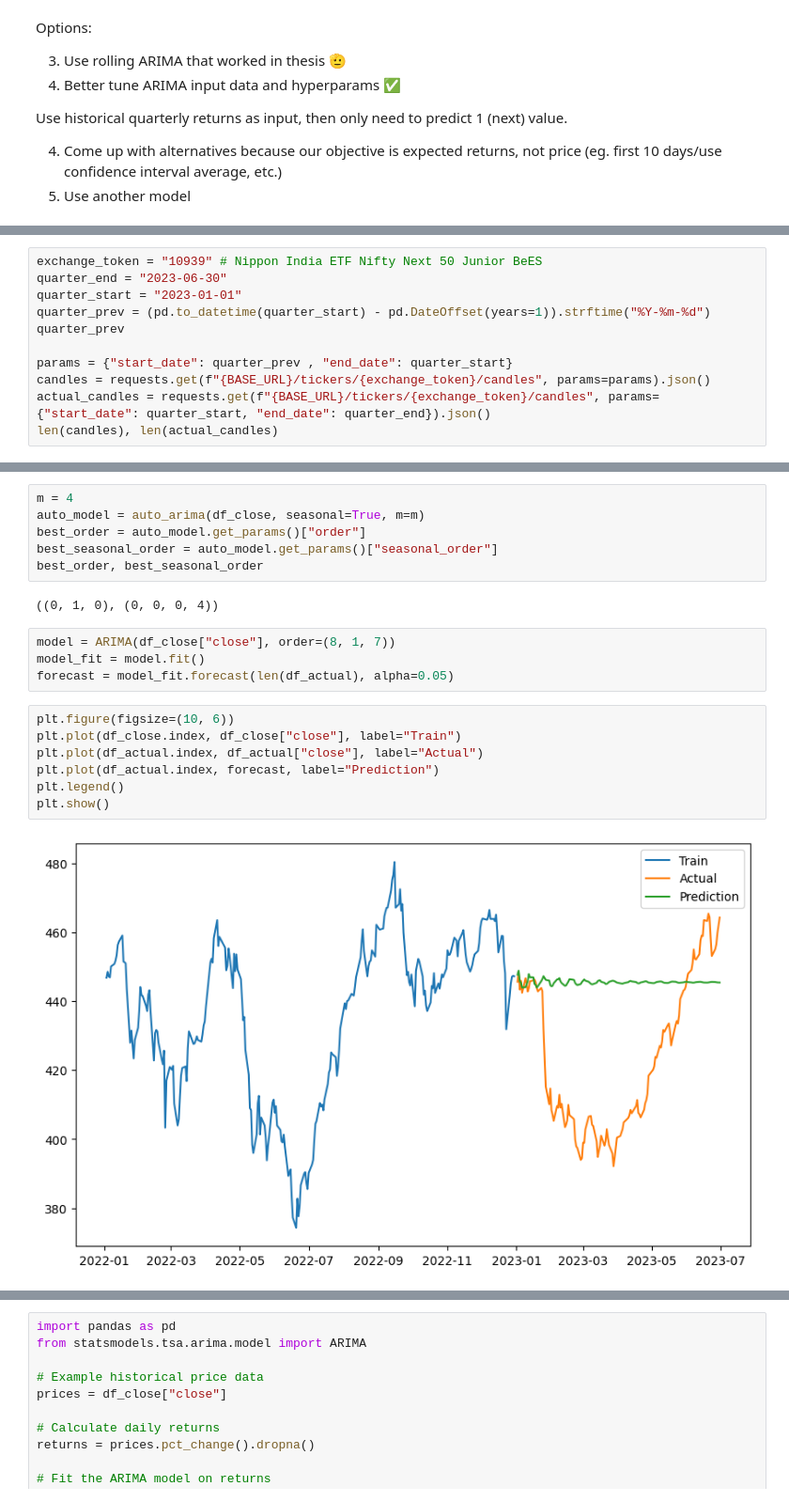
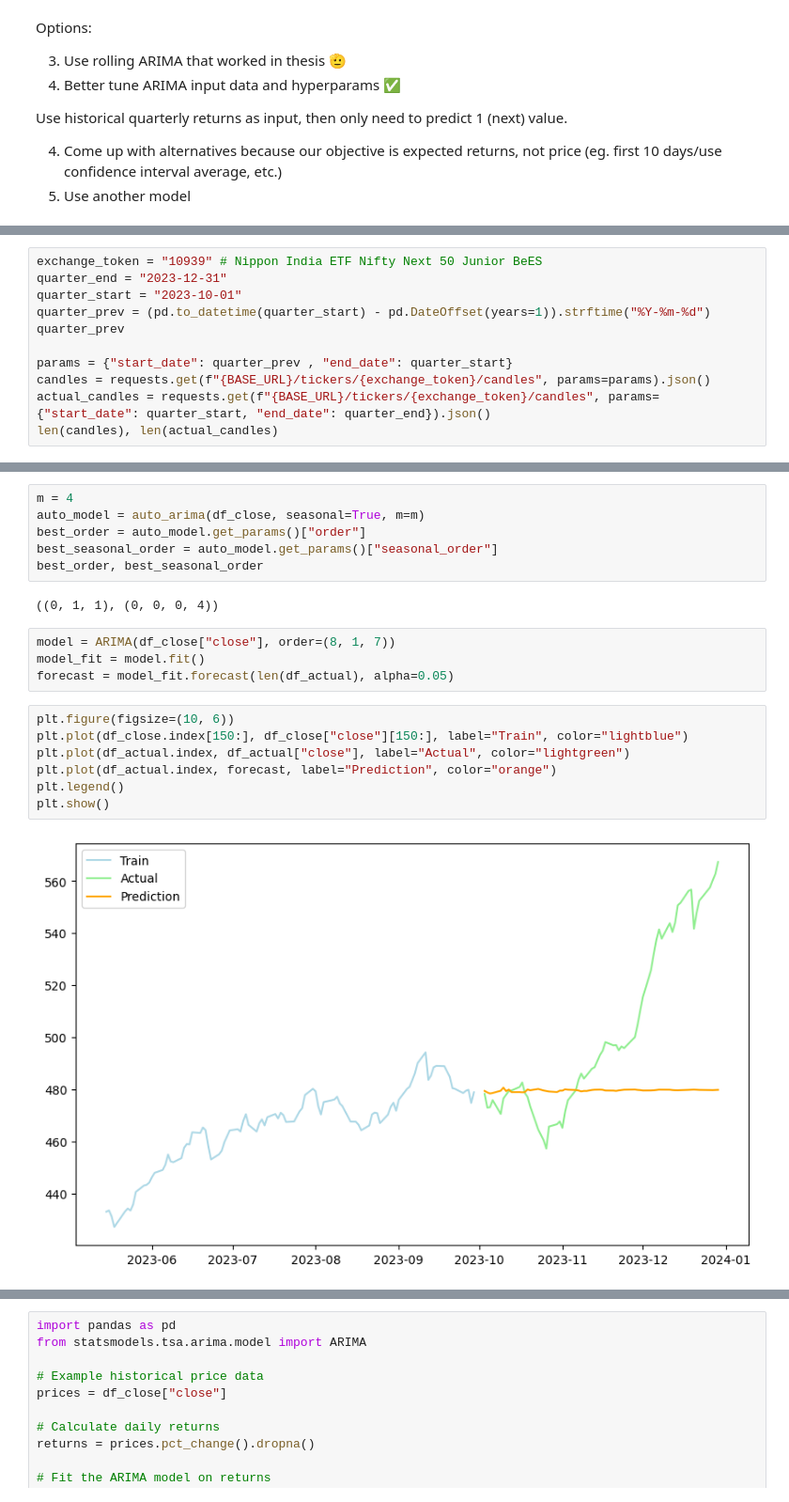
Before and after one commit to pagar22/laxmi-chit-fund, a Jupyter notebook: notebooks/arima.ipynb, the cells around one changed output, grey strips where cells are left out. Shown at 94% size. Cells and saved outputs as stored; diff of their text form.

```diff
--- a/notebooks/arima.ipynb
+++ b/notebooks/arima.ipynb
@@ -22,7 +23,7 @@ from sklearn.metrics import mean_absolute_error, mean_squared_error
 # %%
 exchange_token = "10939" # Nippon India ETF Nifty Next 50 Junior BeES
-quarter_end = "2023-06-30"
-quarter_start = "2023-01-01"
+quarter_end = "2023-12-31"
+quarter_start = "2023-10-01"
 quarter_prev = (pd.to_datetime(quarter_start) - pd.DateOffset(years=1)).strftime("%Y-%m-%d")
 quarter_prev
 
@@ -56,17 +57,17 @@ best_order = auto_model.get_params()["order"]
 best_seasonal_order = auto_model.get_params()["seasonal_order"]
 best_order, best_seasonal_order
 # %% [output]
-((0, 1, 0), (0, 0, 0, 4))
+((0, 1, 1), (0, 0, 0, 4))
 # %%
 model = ARIMA(df_close["close"], order=(8, 1, 7))
 model_fit = model.fit()
 forecast = model_fit.forecast(len(df_actual), alpha=0.05)
 # %%
 plt.figure(figsize=(10, 6))
-plt.plot(df_close.index, df_close["close"], label="Train")
-plt.plot(df_actual.index, df_actual["close"], label="Actual")
-plt.plot(df_actual.index, forecast, label="Prediction")
+plt.plot(df_close.index[150:], df_close["close"][150:], label="Train", color="lightblue")
+plt.plot(df_actual.index, df_actual["close"], label="Actual", color="lightgreen")
+plt.plot(df_actual.index, forecast, label="Prediction", color="orange")
 plt.legend()
 plt.show()
 # %% [output]
-[figure, old version]
+[figure, new version]
```
Also changed, not shown: parts of 5 cells of this notebook, 2 other files.
